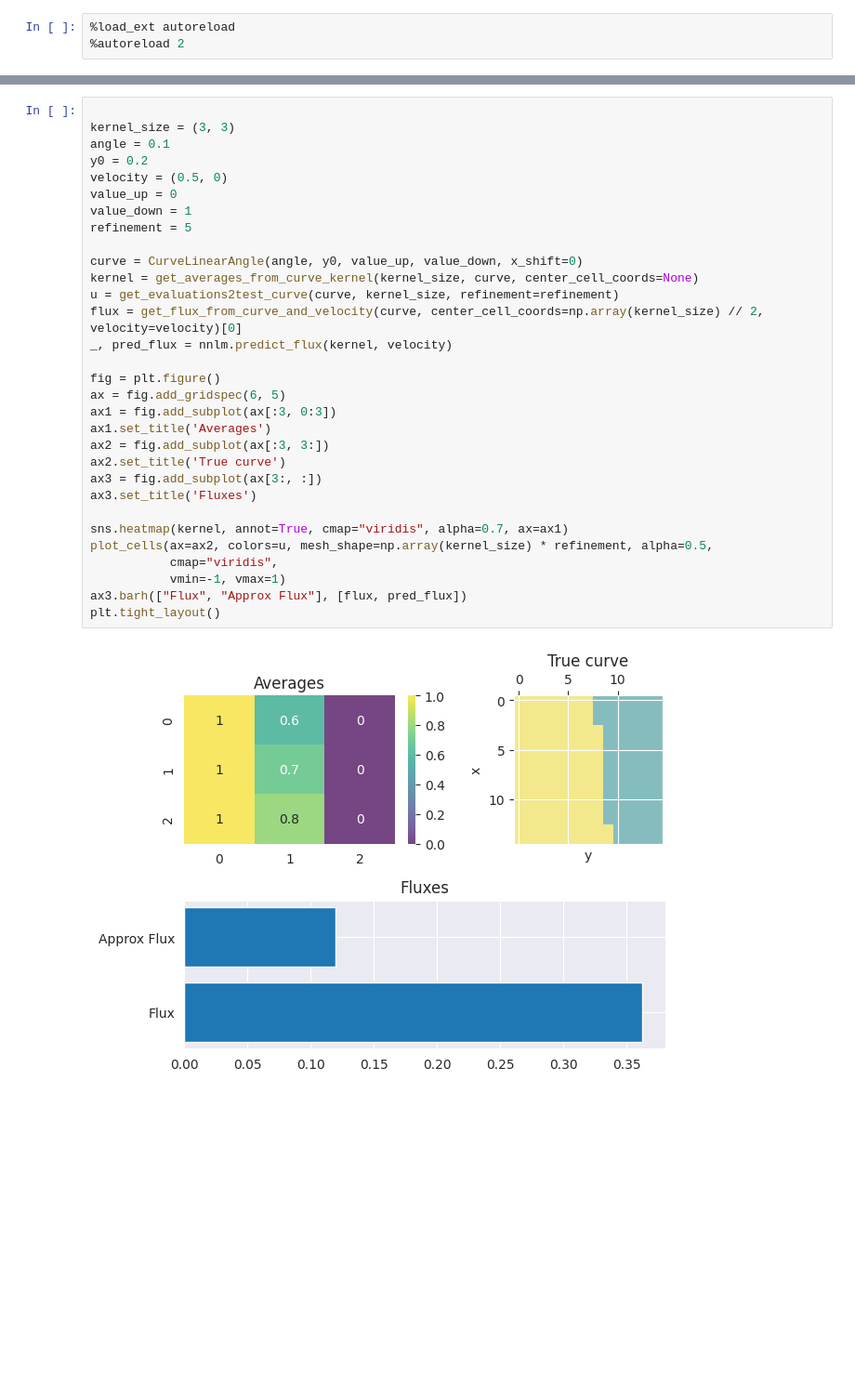
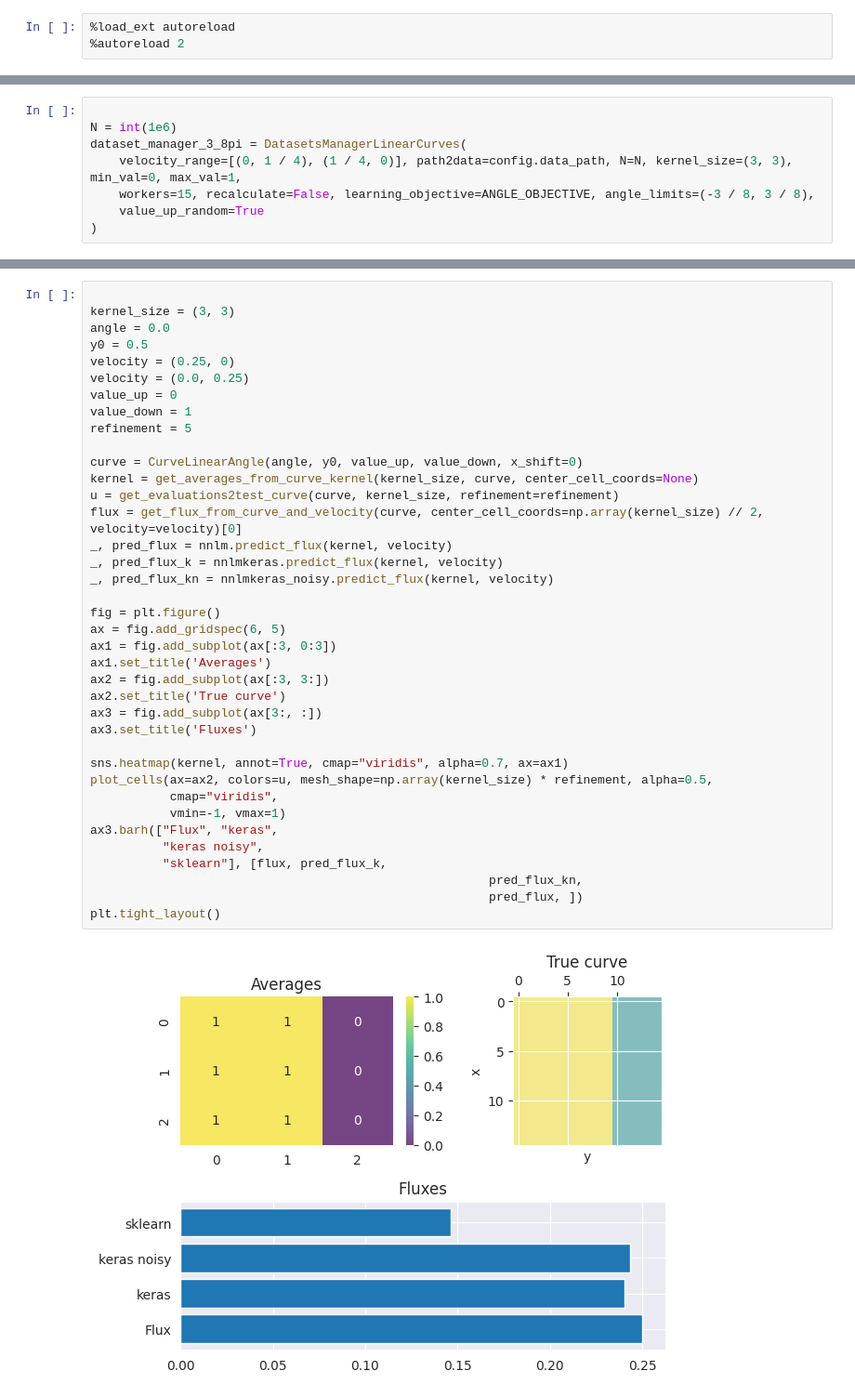
Before and after one commit to agussomacal/SubCellResolution, a Jupyter notebook: src/notebooks/TestingMlModels.ipynb, the cells around one changed output, grey strips where cells are left out. Shown at 93% size. Cells and saved outputs as stored; diff of their text form; blank space fills up the shorter version.

Commit message:
Learning flux added and working. keras 2 sklearn model.

```diff
--- a/src/notebooks/TestingMlModels.ipynb
+++ b/src/notebooks/TestingMlModels.ipynb
@@ -55,0 +35,8 @@ ValueError: The truth value of an array with more than one element is ambiguous.
+# %%
+
+N = int(1e6)
+dataset_manager_3_8pi = DatasetsManagerLinearCurves(
+    velocity_range=[(0, 1 / 4), (1 / 4, 0)], path2data=config.data_path, N=N, kernel_size=(3, 3), min_val=0, max_val=1,
+    workers=15, recalculate=False, learning_objective=ANGLE_OBJECTIVE, angle_limits=(-3 / 8, 3 / 8),
+    value_up_random=True
+)
@@ -56,33 +95,40 @@ ValueError: The truth value of an array with more than one element is ambiguous.
 # %%
 
 kernel_size = (3, 3)
-angle = 0.1
-y0 = 0.2
-velocity = (0.5, 0)
+angle = 0.0
+y0 = 0.5
+velocity = (0.25, 0)
+velocity = (0.0, 0.25)
 value_up = 0
 value_down = 1
 refinement = 5
 
 curve = CurveLinearAngle(angle, y0, value_up, value_down, x_shift=0)
 kernel = get_averages_from_curve_kernel(kernel_size, curve, center_cell_coords=None)
 u = get_evaluations2test_curve(curve, kernel_size, refinement=refinement)
 flux = get_flux_from_curve_and_velocity(curve, center_cell_coords=np.array(kernel_size) // 2, velocity=velocity)[0]
 _, pred_flux = nnlm.predict_flux(kernel, velocity)
+_, pred_flux_k = nnlmkeras.predict_flux(kernel, velocity)
+_, pred_flux_kn = nnlmkeras_noisy.predict_flux(kernel, velocity)
 
 fig = plt.figure()
 ax = fig.add_gridspec(6, 5)
 ax1 = fig.add_subplot(ax[:3, 0:3])
 ax1.set_title('Averages')
 ax2 = fig.add_subplot(ax[:3, 3:])
 ax2.set_title('True curve')
 ax3 = fig.add_subplot(ax[3:, :])
 ax3.set_title('Fluxes')
 
 sns.heatmap(kernel, annot=True, cmap="viridis", alpha=0.7, ax=ax1)
 plot_cells(ax=ax2, colors=u, mesh_shape=np.array(kernel_size) * refinement, alpha=0.5,
            cmap="viridis",
            vmin=-1, vmax=1)
-ax3.barh(["Flux", "Approx Flux"], [flux, pred_flux])
+ax3.barh(["Flux", "keras",
+          "keras noisy",
+          "sklearn"], [flux, pred_flux_k,
+                                                       pred_flux_kn,
+                                                       pred_flux, ])
 plt.tight_layout()
 # %% [output]
-[figure, old version]
+[figure, new version]
```
Also changed, not shown: parts of 2 cells of this notebook, 10 other files.
